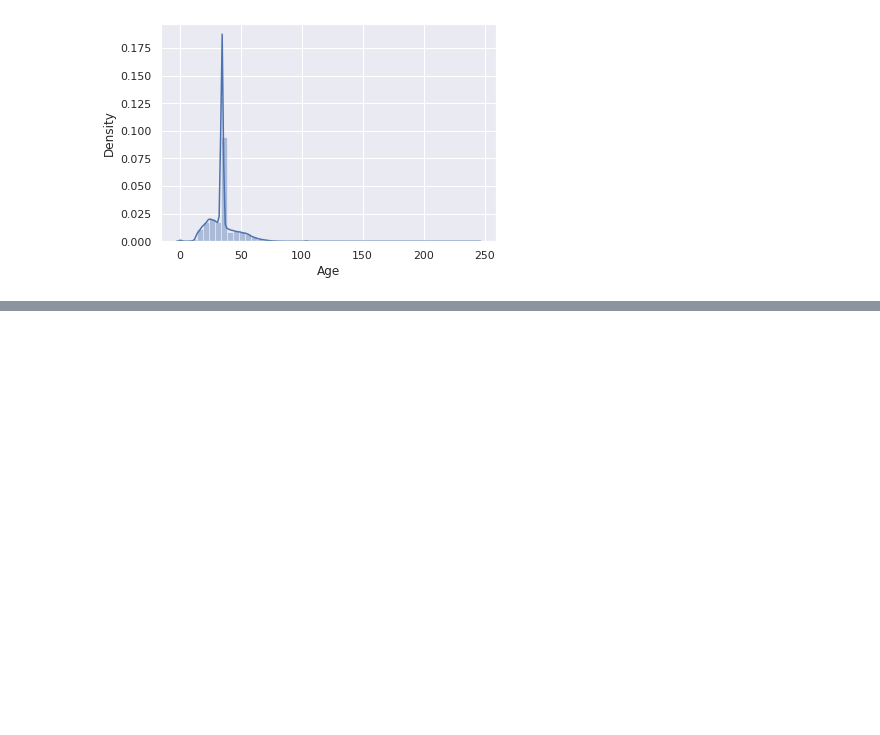
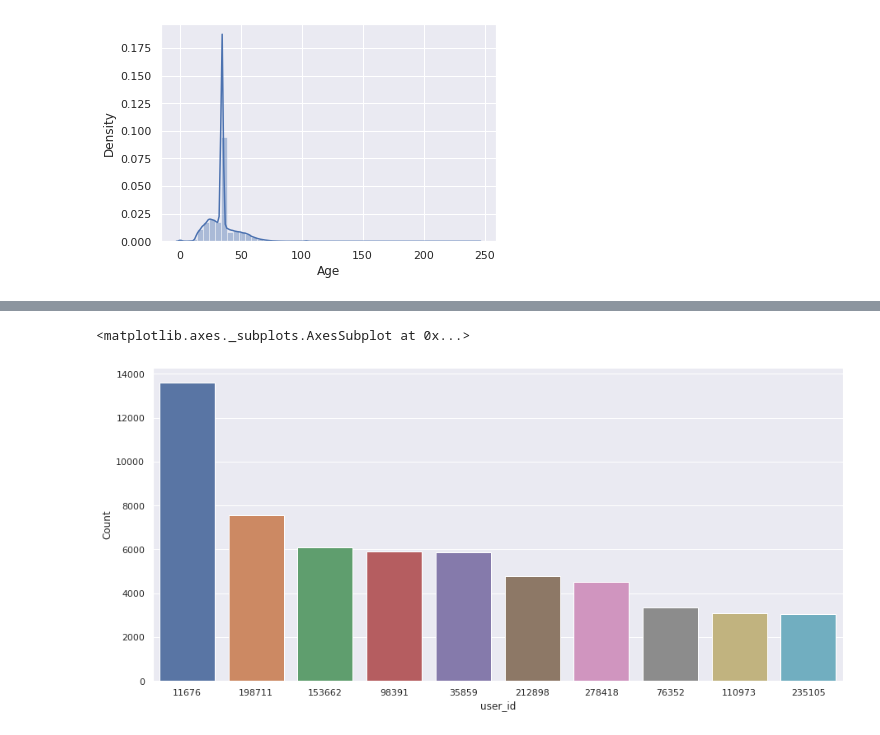
Before and after one commit to rsonar821/Unsupervised-Learning-Capstone-Project, a Jupyter notebook: Book_Recommender_System.ipynb, the cells around one changed output, grey strips where cells are left out. Cells and saved outputs as stored; diff of their text form; code cells hidden in the pictures; blank space fills up the shorter version.

```diff
--- a/Book_Recommender_System.ipynb
+++ b/Book_Recommender_System.ipynb
@@ -275,0 +278,2 @@ sns.distplot(users_df['Age'])
+# %%
+ratings_df = pd.read_csv('/content/drive/MyDrive/Ratings.csv')
@@ -275,0 +302,2 @@ sns.distplot(users_df['Age'])
+# %%
+ratings_df.rename(columns = {'User-ID':'user_id', 'Book-Rating':'Rating'}, inplace = True)
@@ -275,0 +366,8 @@ sns.distplot(users_df['Age'])
+# %%
+top_users = pd.DataFrame(ratings_df['user_id'].value_counts()[:10]).reset_index()
+top_users.rename(columns = {'index':'user_id', 'user_id':'Count'}, inplace=True)
+plt.figure(figsize=(15,7))
+sns.barplot(x='user_id', y='Count', data=top_users, order=top_users.sort_values('Count', ascending=False).user_id)
+# %% [output]
+<matplotlib.axes._subplots.AxesSubplot at 0x...>
+[figure, added]
```
Also changed, not shown: parts of 13 cells of this notebook.
